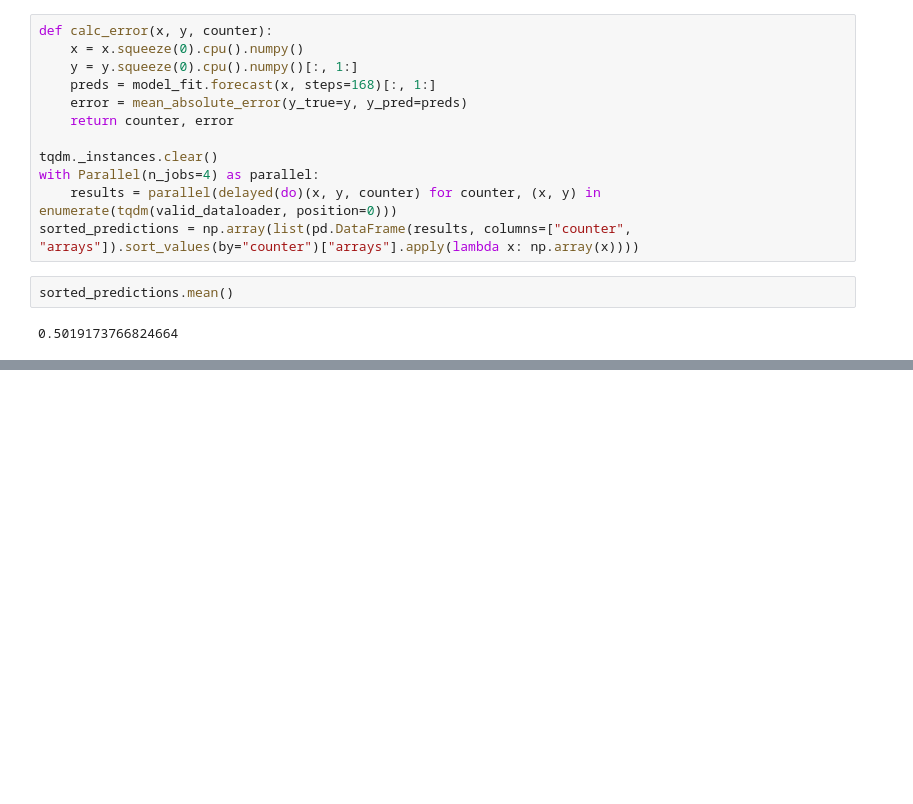
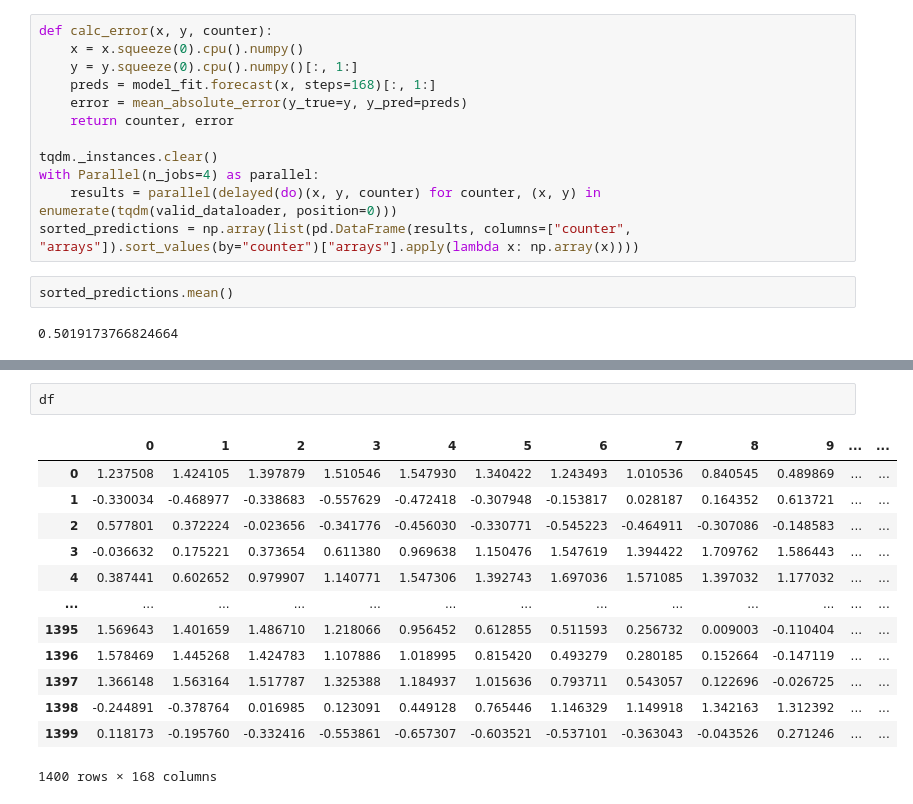
Before and after one commit to m-dml/HidaHackathon2022, a Jupyter notebook: notebooks/Parrallelization.ipynb, the cells around one changed output, grey strips where cells are left out. Cells and saved outputs as stored; diff of their text form; blank space fills up the shorter version.

```diff
--- a/notebooks/Parrallelization.ipynb
+++ b/notebooks/Parrallelization.ipynb
@@ -203,0 +212,16 @@ results[0][0]
+# %%
+df
+# %% [output]
+|  | 0 | 1 | 2 | 3 | 4 | 5 | 6 | 7 | 8 | 9 | ... | ... |
+| 0 | 1.237508 | 1.424105 | 1.397879 | 1.510546 | 1.547930 | 1.340422 | 1.243493 | 1.010536 | 0.840545 | 0.489869 | ... | ... |
+| 1 | -0.330034 | -0.468977 | -0.338683 | -0.557629 | -0.472418 | -0.307948 | -0.153817 | 0.028187 | 0.164352 | 0.613721 | ... | ... |
+| 2 | 0.577801 | 0.372224 | -0.023656 | -0.341776 | -0.456030 | -0.330771 | -0.545223 | -0.464911 | -0.307086 | -0.148583 | ... | ... |
+| 3 | -0.036632 | 0.175221 | 0.373654 | 0.611380 | 0.969638 | 1.150476 | 1.547619 | 1.394422 | 1.709762 | 1.586443 | ... | ... |
+| 4 | 0.387441 | 0.602652 | 0.979907 | 1.140771 | 1.547306 | 1.392743 | 1.697036 | 1.571085 | 1.397032 | 1.177032 | ... | ... |
+| ... | ... | ... | ... | ... | ... | ... | ... | ... | ... | ... | ... | ... |
+| 1395 | 1.569643 | 1.401659 | 1.486710 | 1.218066 | 0.956452 | 0.612855 | 0.511593 | 0.256732 | 0.009003 | -0.110404 | ... | ... |
+| 1396 | 1.578469 | 1.445268 | 1.424783 | 1.107886 | 1.018995 | 0.815420 | 0.493279 | 0.280185 | 0.152664 | -0.147119 | ... | ... |
+| 1397 | 1.366148 | 1.563164 | 1.517787 | 1.325388 | 1.184937 | 1.015636 | 0.793711 | 0.543057 | 0.122696 | -0.026725 | ... | ... |
+| 1398 | -0.244891 | -0.378764 | 0.016985 | 0.123091 | 0.449128 | 0.765446 | 1.146329 | 1.149918 | 1.342163 | 1.312392 | ... | ... |
+| 1399 | 0.118173 | -0.195760 | -0.332416 | -0.553861 | -0.657307 | -0.603521 | -0.537101 | -0.363043 | -0.043526 | 0.271246 | ... | ... |
+1400 rows × 168 columns
```
Also changed, not shown: parts of 13 cells of this notebook, 54 other files.
